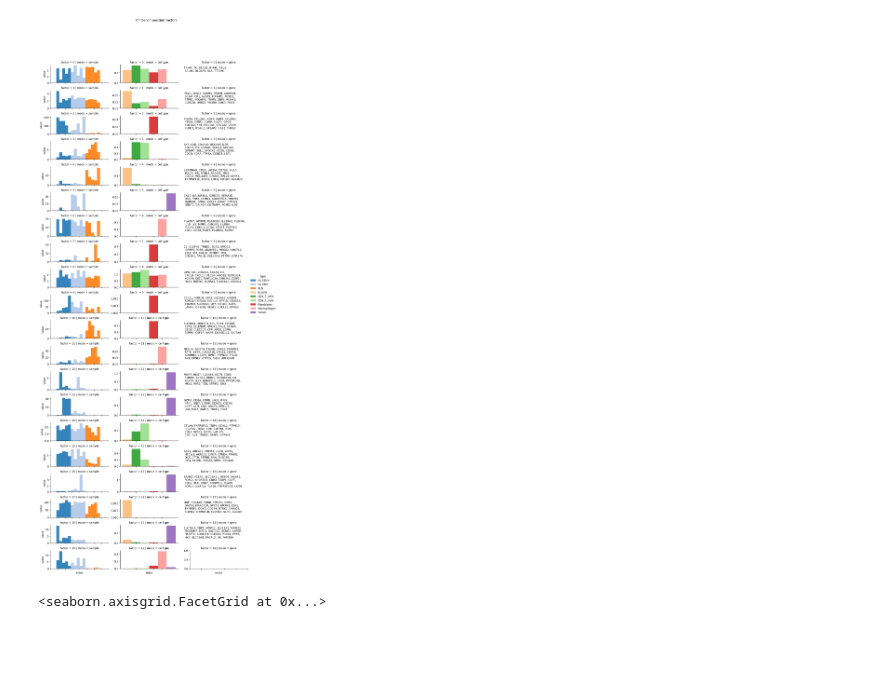
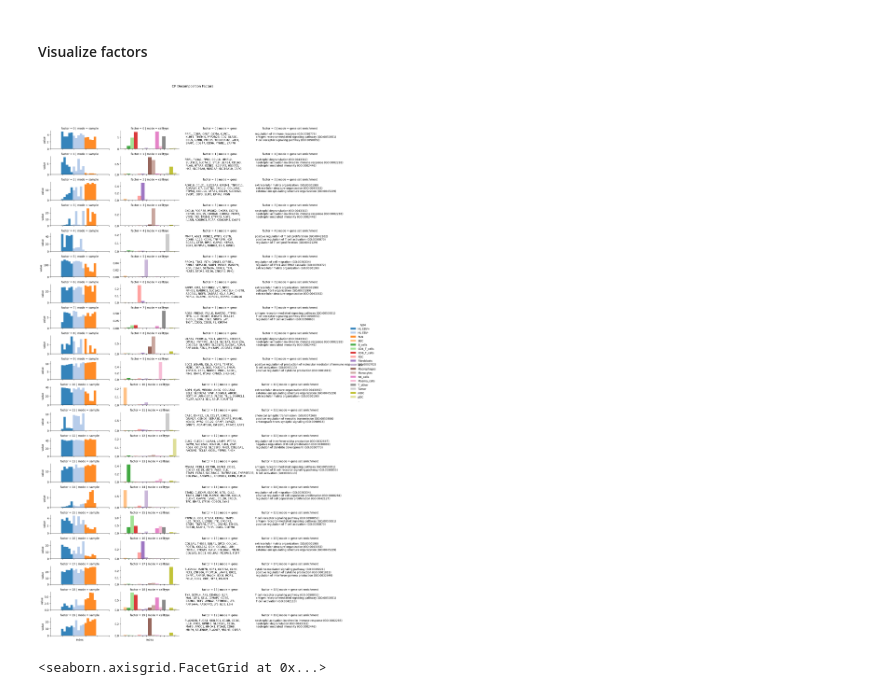
Before and after one commit to klarman-cell-observatory/scBTF, a Jupyter notebook: chl_analysis/factorization_analysis.ipynb, the cells around one changed output. Saved outputs shown, nothing was run; the diff lists cells and outputs as text; code cells hidden in the pictures; blank space fills up the shorter version.

```diff
--- a/chl_analysis/factorization_analysis.ipynb
+++ b/chl_analysis/factorization_analysis.ipynb
@@ -6,8 +7,3 @@ import pickle
 from scBTF import SingleCellTensor, SingleCellBTF, FactorizationSet
 # %%
 adata = sc.read("data/combined_dataset_final_v2.h5ad")
-# %%
-n = 2000
-sampled = adata.obs.sample(frac=1).groupby("cell_types_level_3").head(n)
-adata = adata[sampled.index,:]
-adata
@@ -46,2 +43,0 @@ factorization_set.save(f"results/gp_subset.pkl")
-# %%
-factorization_set = FactorizationSet.load("results/gp_subset.pkl")
@@ -76,21 +86,17 @@ variance explained by reconstructed factorization = 0.866
-# %%
-with open('results/rec_lr_chl_gpBTF.pkl', 'rb') as file:
-    reconstructed_all = pickle.load(file)
 # %%
-selected_rank = 20
-reconstructed = reconstructed_all[selected_rank]
-reconstructed.sc_tensor.region_list = reconstructed.sc_tensor.celltype_list
-reconstructed.sc_tensor.sample_features.loc['H09_370','ebv_status'] = 'positive'
-reconstructed.sc_tensor.sample_features['sample_type'] = \
-    reconstructed.sc_tensor.sample_features['condition'].astype(str) + \
-    reconstructed.sc_tensor.sample_features['ebv_status'].astype(str).apply(lambda x:''if x=='na' else '_'+x)
-reconstructed.sc_tensor.sample_features['sample_type'] = \
-    reconstructed.sc_tensor.sample_features['sample_type'].map({'HL_negative': 'HL EBV-', 'HL_positive': 'HL EBV+', 'RLN': 'RLN'})
-
-fig = reconstructed.plot_components(rank=selected_rank, restart_index=0, entropy = 2, eps = 0.5,
-                                    threshold = 0.3, sort_by = 'other', plot_erichment_terms=False,
-                                    normalize_gene_factors=True)
-fig
+reconstructed_all.sc_tensor.sample_features.loc['H09_370','ebv_status'] = 'positive'
+reconstructed_all.sc_tensor.sample_features['sample_type'] = \
+    reconstructed_all.sc_tensor.sample_features['condition'].astype(str) + \
+    reconstructed_all.sc_tensor.sample_features['ebv_status'].astype(str).apply(lambda x:''if x=='na' else '_'+x)
+reconstructed_all.sc_tensor.sample_features['sample_type'] = \
+    reconstructed_all.sc_tensor.sample_features['sample_type'].map({'HL_negative': 'HL EBV-', 'HL_positive': 'HL EBV+', 'RLN': 'RLN'})
-# %% [output]
-[figure, removed]
-<seaborn.axisgrid.FacetGrid at 0x...>
+# %% [markdown]
+#### Visualize factors
+# %%
+fig = reconstructed_all.plot_components(rank=20, restart_index=0, entropy = 2, eps = 0.5,
+                                    threshold = 0.3, sort_by = 'other', plot_erichment_terms=True,
+                                    normalize_gene_factors=True)
+fig
+# %% [output]
+[figure, added]
+<seaborn.axisgrid.FacetGrid at 0x...>
```
Also changed, not shown: parts of 12 cells of this notebook, 1 other file.
